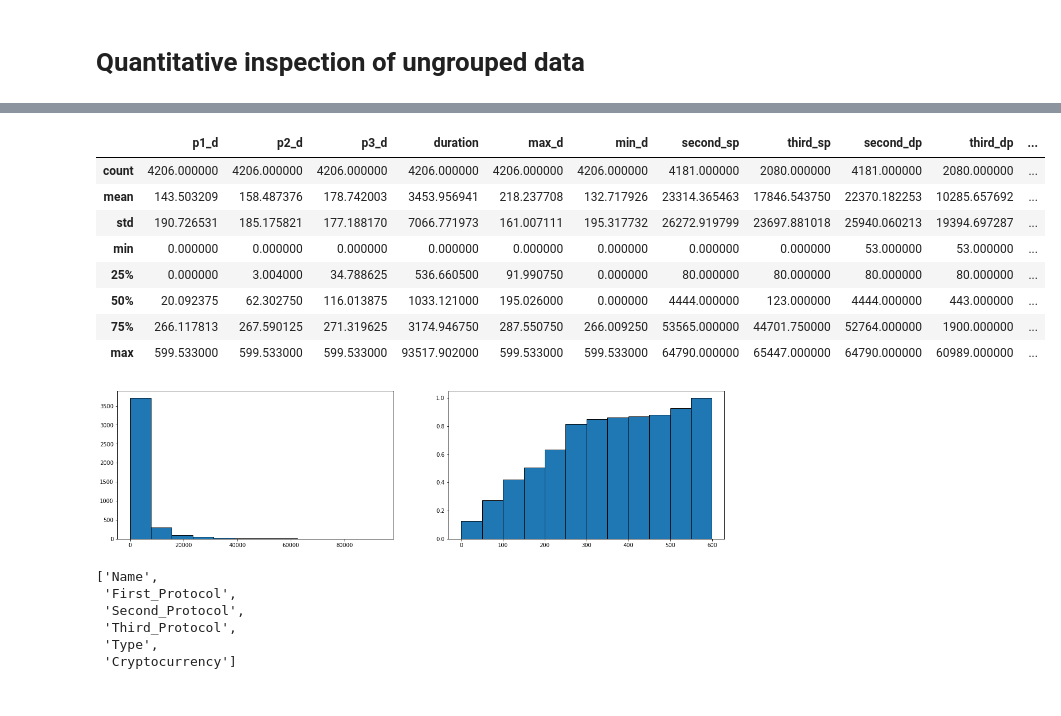
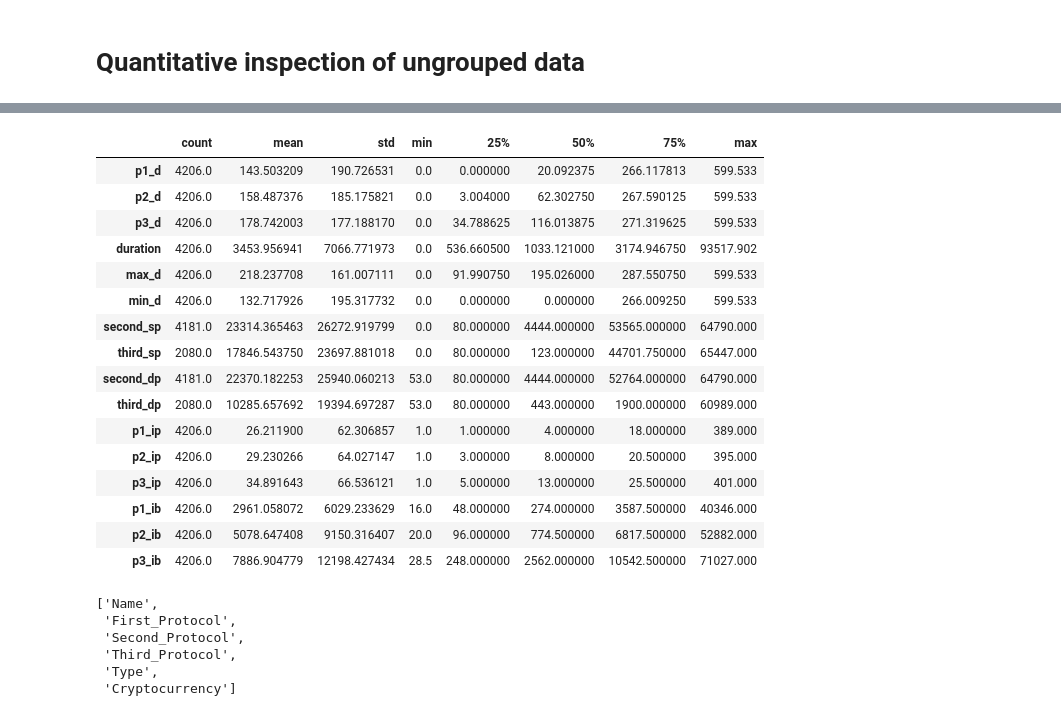
Before and after one commit to Kaiziferr/-Miner_Detector, a Jupyter notebook: PDG/1. Univariate_Analysis_Time.ipynb, the cells around one changed output, grey strips where cells are left out. Drawn from its saved outputs; the diff is of its cells as text; code cells hidden in the pictures.

```diff
--- a/PDG/1. Univariate_Analysis_Time.ipynb
+++ b/PDG/1. Univariate_Analysis_Time.ipynb
@@ -126,24 +172,23 @@ data[data_numeric_int].describe()
 # %%
-data[data_numeric_float].describe()
+data[data_numeric_float].describe().T
 # %% [output]
-|  | p1_d | p2_d | p3_d | duration | max_d | min_d | second_sp | third_sp | second_dp | third_dp | ... |
-| count | 4206.000000 | 4206.000000 | 4206.000000 | 4206.000000 | 4206.000000 | 4206.000000 | 4181.000000 | 2080.000000 | 4181.000000 | 2080.000000 | ... |
-| mean | 143.503209 | 158.487376 | 178.742003 | 3453.956941 | 218.237708 | 132.717926 | 23314.365463 | 17846.543750 | 22370.182253 | 10285.657692 | ... |
-| std | 190.726531 | 185.175821 | 177.188170 | 7066.771973 | 161.007111 | 195.317732 | 26272.919799 | 23697.881018 | 25940.060213 | 19394.697287 | ... |
-| min | 0.000000 | 0.000000 | 0.000000 | 0.000000 | 0.000000 | 0.000000 | 0.000000 | 0.000000 | 53.000000 | 53.000000 | ... |
-| 25% | 0.000000 | 3.004000 | 34.788625 | 536.660500 | 91.990750 | 0.000000 | 80.000000 | 80.000000 | 80.000000 | 80.000000 | ... |
-| 50% | 20.092375 | 62.302750 | 116.013875 | 1033.121000 | 195.026000 | 0.000000 | 4444.000000 | 123.000000 | 4444.000000 | 443.000000 | ... |
-| 75% | 266.117813 | 267.590125 | 271.319625 | 3174.946750 | 287.550750 | 266.009250 | 53565.000000 | 44701.750000 | 52764.000000 | 1900.000000 | ... |
-| max | 599.533000 | 599.533000 | 599.533000 | 93517.902000 | 599.533000 | 599.533000 | 64790.000000 | 65447.000000 | 64790.000000 | 60989.000000 | ... |
+|  | count | mean | std | min | 25% | 50% | 75% | max |
+| p1_d | 4206.0 | 143.503209 | 190.726531 | 0.0 | 0.000000 | 20.092375 | 266.117813 | 599.533 |
+| p2_d | 4206.0 | 158.487376 | 185.175821 | 0.0 | 3.004000 | 62.302750 | 267.590125 | 599.533 |
+| p3_d | 4206.0 | 178.742003 | 177.188170 | 0.0 | 34.788625 | 116.013875 | 271.319625 | 599.533 |
+| duration | 4206.0 | 3453.956941 | 7066.771973 | 0.0 | 536.660500 | 1033.121000 | 3174.946750 | 93517.902 |
+| max_d | 4206.0 | 218.237708 | 161.007111 | 0.0 | 91.990750 | 195.026000 | 287.550750 | 599.533 |
+| min_d | 4206.0 | 132.717926 | 195.317732 | 0.0 | 0.000000 | 0.000000 | 266.009250 | 599.533 |
+| second_sp | 4181.0 | 23314.365463 | 26272.919799 | 0.0 | 80.000000 | 4444.000000 | 53565.000000 | 64790.000 |
+| third_sp | 2080.0 | 17846.543750 | 23697.881018 | 0.0 | 80.000000 | 123.000000 | 44701.750000 | 65447.000 |
+| second_dp | 4181.0 | 22370.182253 | 25940.060213 | 53.0 | 80.000000 | 4444.000000 | 52764.000000 | 64790.000 |
+| third_dp | 2080.0 | 10285.657692 | 19394.697287 | 53.0 | 80.000000 | 443.000000 | 1900.000000 | 60989.000 |
+| p1_ip | 4206.0 | 26.211900 | 62.306857 | 1.0 | 1.000000 | 4.000000 | 18.000000 | 389.000 |
+| p2_ip | 4206.0 | 29.230266 | 64.027147 | 1.0 | 3.000000 | 8.000000 | 20.500000 | 395.000 |
+| p3_ip | 4206.0 | 34.891643 | 66.536121 | 1.0 | 5.000000 | 13.000000 | 25.500000 | 401.000 |
+| p1_ib | 4206.0 | 2961.058072 | 6029.233629 | 16.0 | 48.000000 | 274.000000 | 3587.500000 | 40346.000 |
+| p2_ib | 4206.0 | 5078.647408 | 9150.316407 | 20.0 | 96.000000 | 774.500000 | 6817.500000 | 52882.000 |
+| p3_ib | 4206.0 | 7886.904779 | 12198.427434 | 28.5 | 248.000000 | 2562.000000 | 10542.500000 | 71027.000 |
-# %%
-plt.figure(figsize=(20,5))
-ax = plt.subplot(121)
-ax = plt.hist(data['duration'], bins=m, edgecolor='black')
-ax = plt.subplot(122)
-ax = plt.hist(data['max_d'], bins=m, edgecolor='black',cumulative=True,density=1)
-plt.show()
-# %% [output]
-[figure, removed]
 # %%
 def bar_plot(x):
     plt.figure(figsize=(10,5))
```
Also changed, not shown: parts of 26 cells of this notebook, 7 other files.
